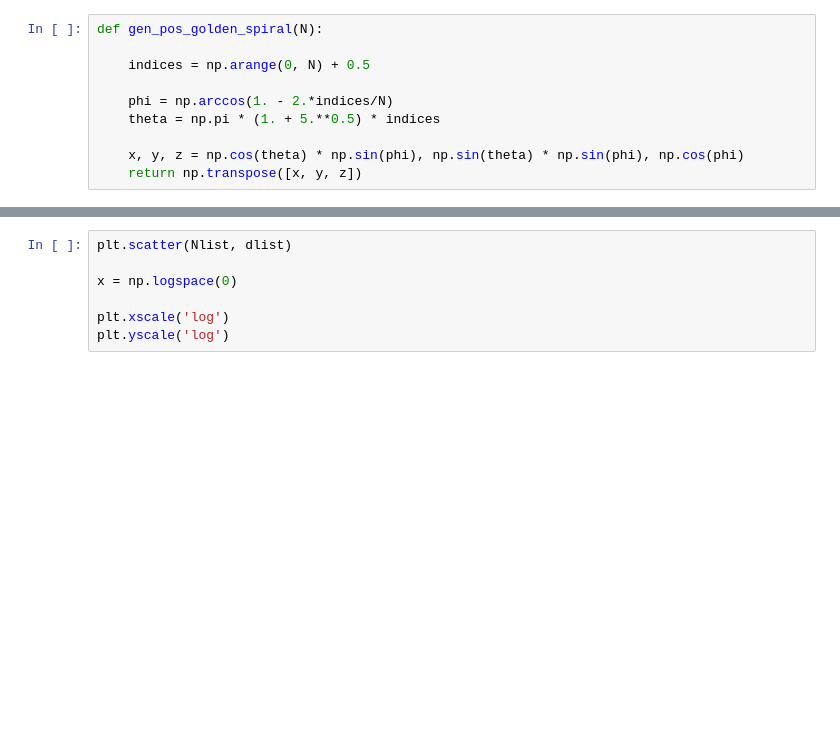
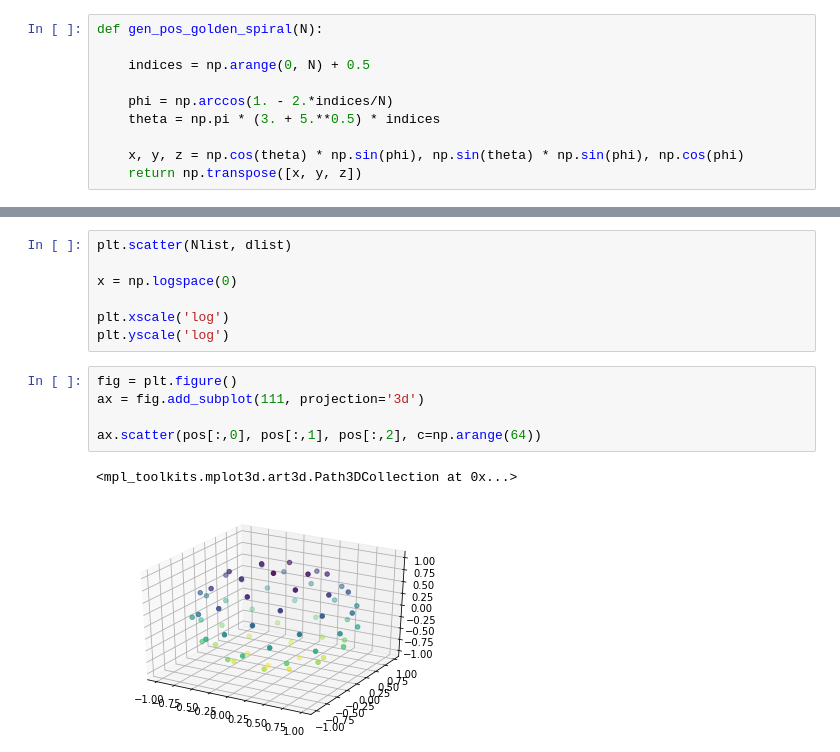
Before and after one commit to gusbeane/pyMND, a Jupyter notebook: mean_interparticle_spacing.ipynb, the cells around one changed output, grey strips where cells are left out. Cells and saved outputs as stored; diff of their text form; blank space fills up the shorter version.

```diff
--- a/mean_interparticle_spacing.ipynb
+++ b/mean_interparticle_spacing.ipynb
@@ -15,7 +15,7 @@ def gen_pos_golden_spiral(N):
     indices = np.arange(0, N) + 0.5
 
     phi = np.arccos(1. - 2.*indices/N)
-    theta = np.pi * (1. + 5.**0.5) * indices
+    theta = np.pi * (3. + 5.**0.5) * indices
 
     x, y, z = np.cos(theta) * np.sin(phi), np.sin(theta) * np.sin(phi), np.cos(phi)
     return np.transpose([x, y, z])
@@ -80,3 +80,11 @@ x = np.logspace(0)
 
 plt.xscale('log')
 plt.yscale('log')
+# %%
+fig = plt.figure()
+ax = fig.add_subplot(111, projection='3d')
+
+ax.scatter(pos[:,0], pos[:,1], pos[:,2], c=np.arange(64))
+# %% [output]
+<mpl_toolkits.mplot3d.art3d.Path3DCollection at 0x...>
+[figure, added]
```
Also changed, not shown: parts of 17 cells of this notebook.
